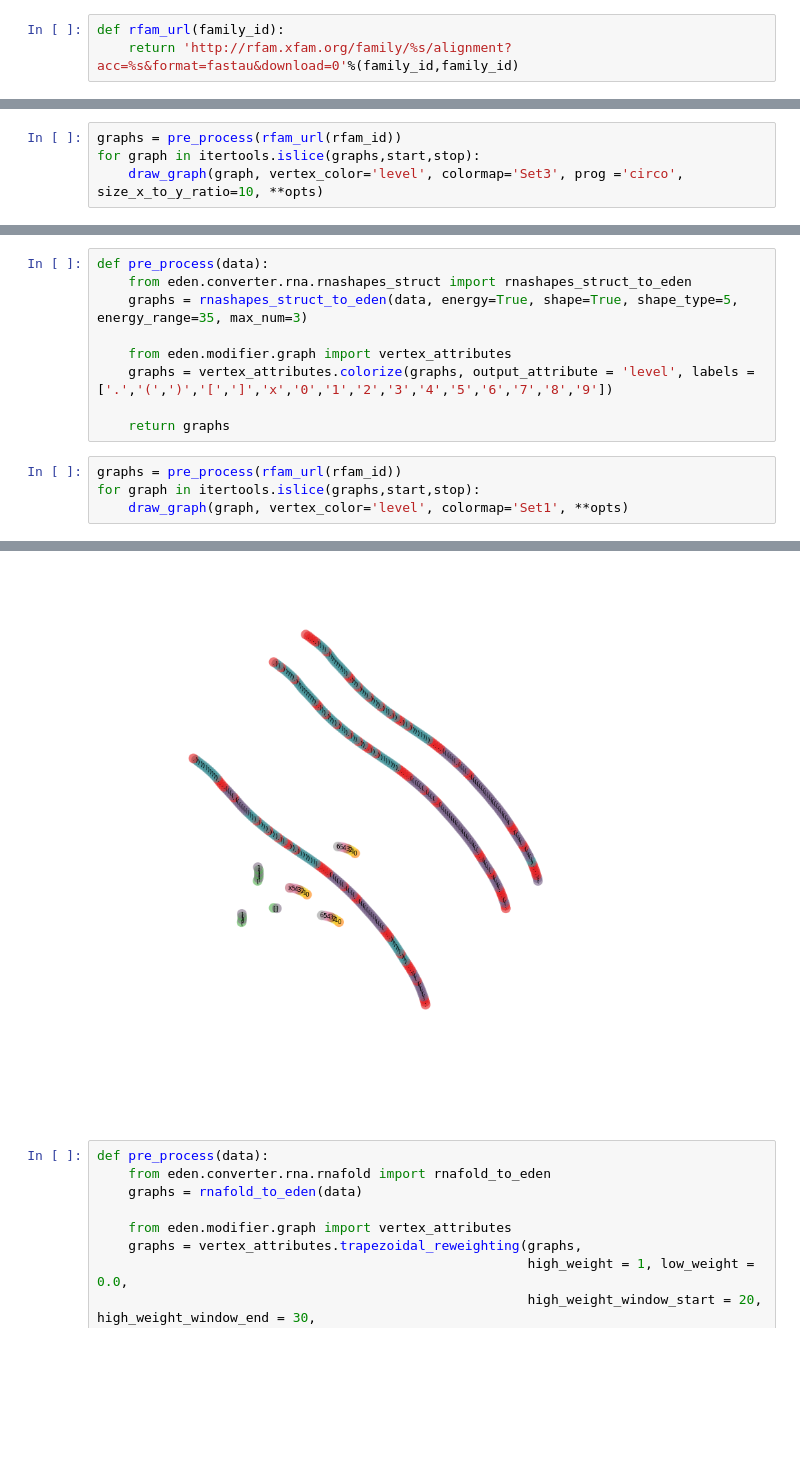
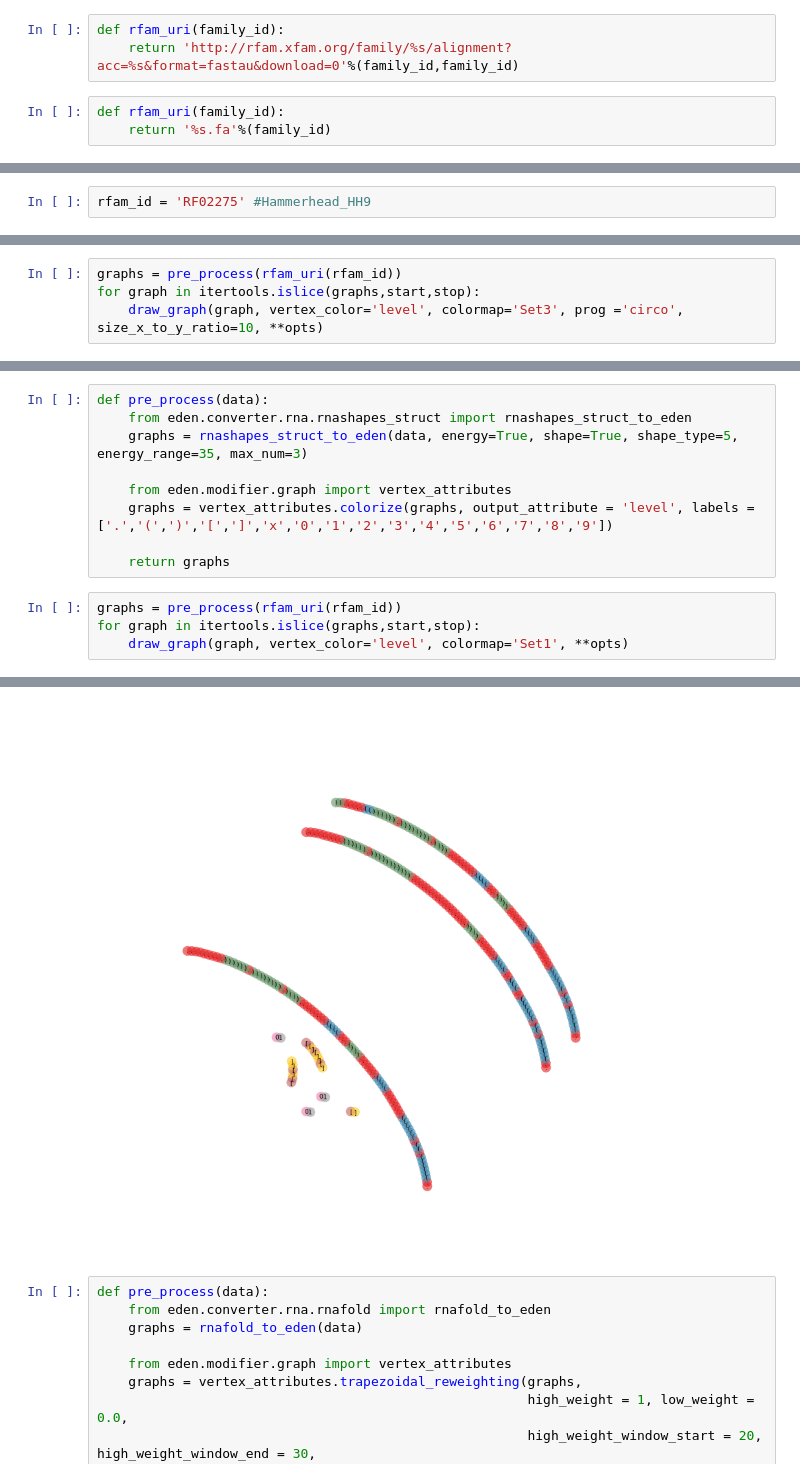
Before and after one commit to fabriziocosta/EDeN, a Jupyter notebook: examples/RNA_visualization.ipynb, the cells around one changed output, grey strips where cells are left out. Saved outputs shown, nothing was run; the diff lists cells and outputs as text; blank space fills up the shorter version.

```diff
--- a/examples/RNA_visualization.ipynb
+++ b/examples/RNA_visualization.ipynb
@@ -14,5 +14,8 @@ def describe(X):
 given the RFAM id of a family we retrieve it from the RFAM online database
 composing the correspondent URL
 # %%
-def rfam_url(family_id):
+def rfam_uri(family_id):
     return 'http://rfam.xfam.org/family/%s/alignment?acc=%s&format=fastau&download=0'%(family_id,family_id)
+# %%
+def rfam_uri(family_id):
+    return '%s.fa'%(family_id)
@@ -23 +26,3 @@ rfam_id = 'RF00871' #microRNA mir-689
+# %%
+rfam_id = 'RF02275' #Hammerhead_HH9
 # %%
@@ -49,7 +54,7 @@ def pre_process(data):
 
     return graphs
 # %%
-graphs = pre_process(rfam_url(rfam_id))
+graphs = pre_process(rfam_uri(rfam_id))
 for graph in itertools.islice(graphs,start,stop):
     draw_graph(graph, vertex_color='level', colormap='Set3', prog ='circo', size_x_to_y_ratio=10, **opts)
 # %% [output]
@@ -66,7 +70,7 @@ def pre_process(data):
 
     return graphs
 # %%
-graphs = pre_process(rfam_url(rfam_id))
+graphs = pre_process(rfam_uri(rfam_id))
 for graph in itertools.islice(graphs,start,stop):
     draw_graph(graph, vertex_color='level', colormap='Set1', **opts)
 # %% [output]
@@ -74,4 +78,4 @@ for graph in itertools.islice(graphs,start,stop):
-[figure, old version]
+[figure, new version]
 # %%
 def pre_process(data):
     from eden.converter.rna.rnafold import rnafold_to_eden
```
Also changed, not shown: parts of 13 cells of this notebook, 5 other files.
